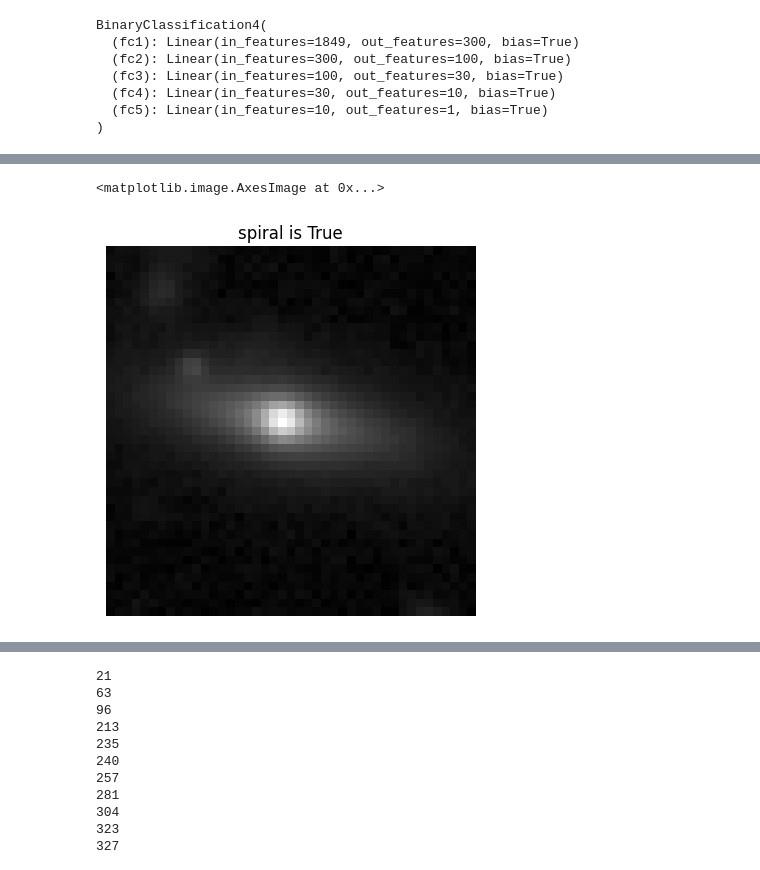
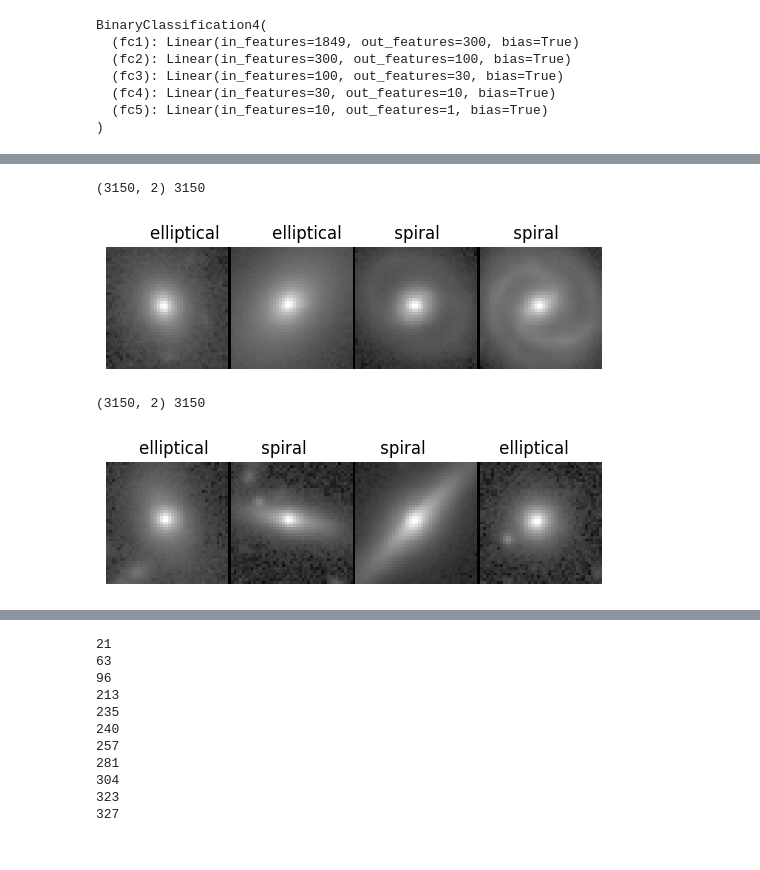
Before and after one commit to tkfritz/astro_images, a Jupyter notebook: galaxy_type_fit2.ipynb, the cells around one changed output, grey strips where cells are left out. Drawn from its saved outputs; the diff is of its cells as text; code cells hidden in the pictures.

Commit message:
Added function plot_images to olot several images with a condition at once

```diff
--- a/galaxy_type_fit2.ipynb
+++ b/galaxy_type_fit2.ipynb
@@ -1533,8 +1532,0 @@ Getting galaxies in test which wrong classified by logistic and not by convoluti
-# %%
-print(x_test_pred.shape,len(c_test_pred))
-c=0
-for i in range(len(c_test_pred)):
-    if round(c_test_pred[i])==target_test[i] and round(c_test_pred[i])==round(l_test_pred[i,0]):
-        print(i)
-        c+=1
-print(c)
@@ -1627,0 +1542,28 @@ plt.imshow(abs(image_test[ids,0,:,:])**0.5,cmap=cm.gray, interpolation='nearest'
+# %%
+#image_set, true class, better prediction, list of images wanted, single or several prediction, other prediction (can be omitted),  display scale default 0.5
+def plot_images(image,target,prediction1, x,single=False,prediction2=0,scale=0.5):
+    print(x_test_pred.shape,len(c_test_pred))
+    list_bad=[]
+    for i in range(len(prediction1)):
+        if single==False:
+            if round(prediction1[i])==target[i] and round(prediction1[i])==round(prediction2[i]):
+                list_bad.append(i)
+        else:
+            if round(prediction1[i])!=target[i]:
+                list_bad.append(i)
+    #print(list_bad)
+    plt.axis('off')
+    dimage=np.zeros((43,len(x)*43+len(x)-1))
+    string=''
+    for i in range(len(x)):
+        dimage[:,0+i*44:43+i*44]=(abs(image[list_bad[x[i]],0,:,:])**scale)/(np.max(abs(image[list_bad[x[i]],0,:,:])**scale))
+        if bool(target[list_bad[x[i]]])==False and i!=len(x)-1:
+            string+='elliptical          '
+        elif bool(target[list_bad[x[i]]])==False and i==len(x)-1:
+            string+='elliptical'
+        elif  bool(target[list_bad[x[i]]])==True and i!=len(x)-1:
+            string+='spiral              '
+        else:
+            string+='spiral'
+    plt.title(string)
+    plt.imshow(dimage,cmap=cm.gray, interpolation='nearest')
@@ -1628,9 +1577,11 @@ plt.imshow(abs(image_test[ids,0,:,:])**0.5,cmap=cm.gray, interpolation='nearest'
+# %%
+plot_images(image_test,target_test,c_test_pred,[4,5,6,7],prediction2=l_test_pred[:,0],scale=0.25)
+# %% [output]
+(3150, 2) 3150
+[figure, added]
 # %%
-ids=56
-plt.axis('off')
-plt.title(f"spiral is {bool(target_test[ids])}")
-plt.imshow(abs(image_test[ids,0,:,:])**0.5,cmap=cm.gray, interpolation='nearest')
+plot_images(image_test,target_test,c_test_pred,[8,9,10,11],prediction2=l_test_pred[:,0],scale=0.25)
 # %% [output]
-<matplotlib.image.AxesImage at 0x...>
+(3150, 2) 3150
-[figure, old version]
+[figure, new version]
 # %%
```
Also changed, not shown: parts of 67 cells of this notebook.
